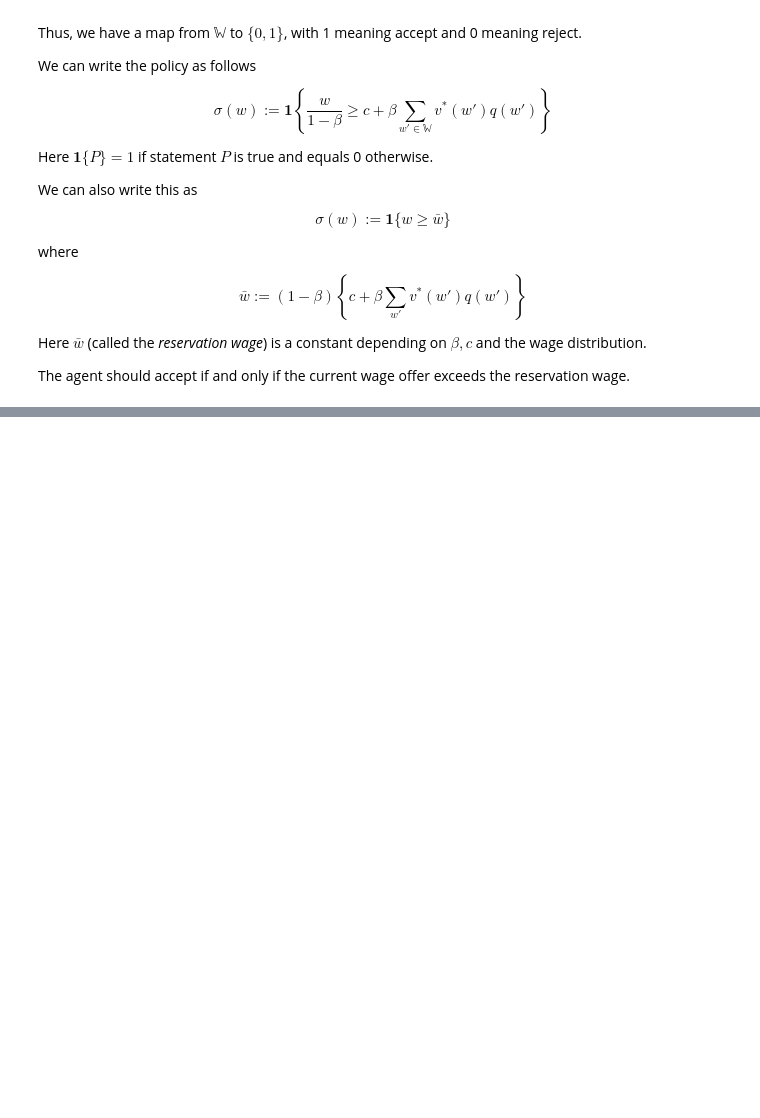
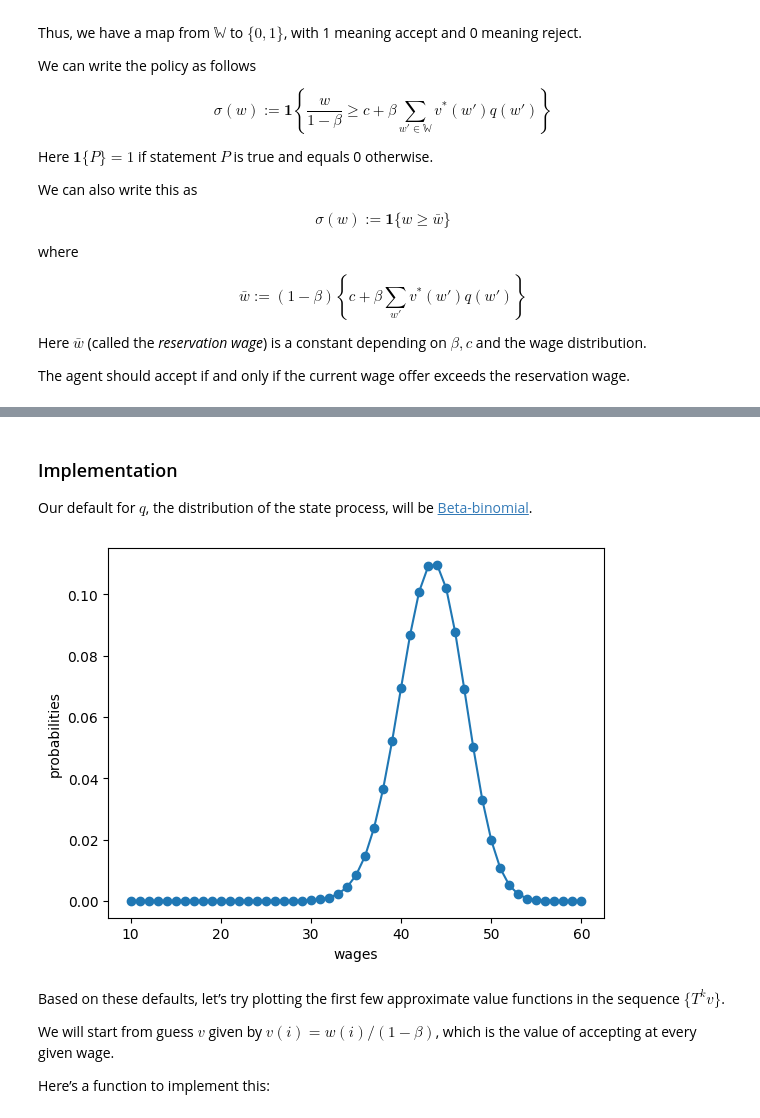
Before and after one commit to YaolangZhong/U_Tokyo_Comp_Econ_Course, a Jupyter notebook: Lab3_Value_Function_Iteration.ipynb, the cells around one changed output, grey strips where cells are left out. Saved outputs shown, nothing was run; the diff lists cells and outputs as text; code cells hidden in the pictures; blank space fills up the shorter version.

```diff
--- a/Lab3_Value_Function_Iteration.ipynb
+++ b/Lab3_Value_Function_Iteration.ipynb
@@ -132,0 +170,20 @@ $$
+# %% [markdown]
+### Implementation
+
+Our default for $ q $, the distribution of the state process, will be
+[Beta-binomial](https://en.wikipedia.org/wiki/Beta-binomial_distribution).
+# %%
+n, a, b = 50, 200, 100                        # default parameters
+q_default = BetaBinomial(n, a, b).pdf()       # default choice of q
+# %%
+w_min, w_max = 10, 60
+w_default = np.linspace(w_min, w_max, n+1)
+# %%
+fig, ax = plt.subplots()
+ax.plot(w_default, q_default, '-o', label='$q(w(i))$')
+ax.set_xlabel('wages')
+ax.set_ylabel('probabilities')
+
+plt.show()
+# %% [output]
+[figure, added]
@@ -132,0 +218,7 @@ $$
+# %% [markdown]
+Based on these defaults, let’s try plotting the first few approximate value functions
+in the sequence $ \{ T^k v \} $.
+
+We will start from guess $ v $ given by $ v(i) = w(i) / (1 - β) $, which is the value of accepting at every given wage.
+
+Here’s a function to implement this:
```
Also changed, not shown: parts of 42 cells of this notebook, 1 other file.
